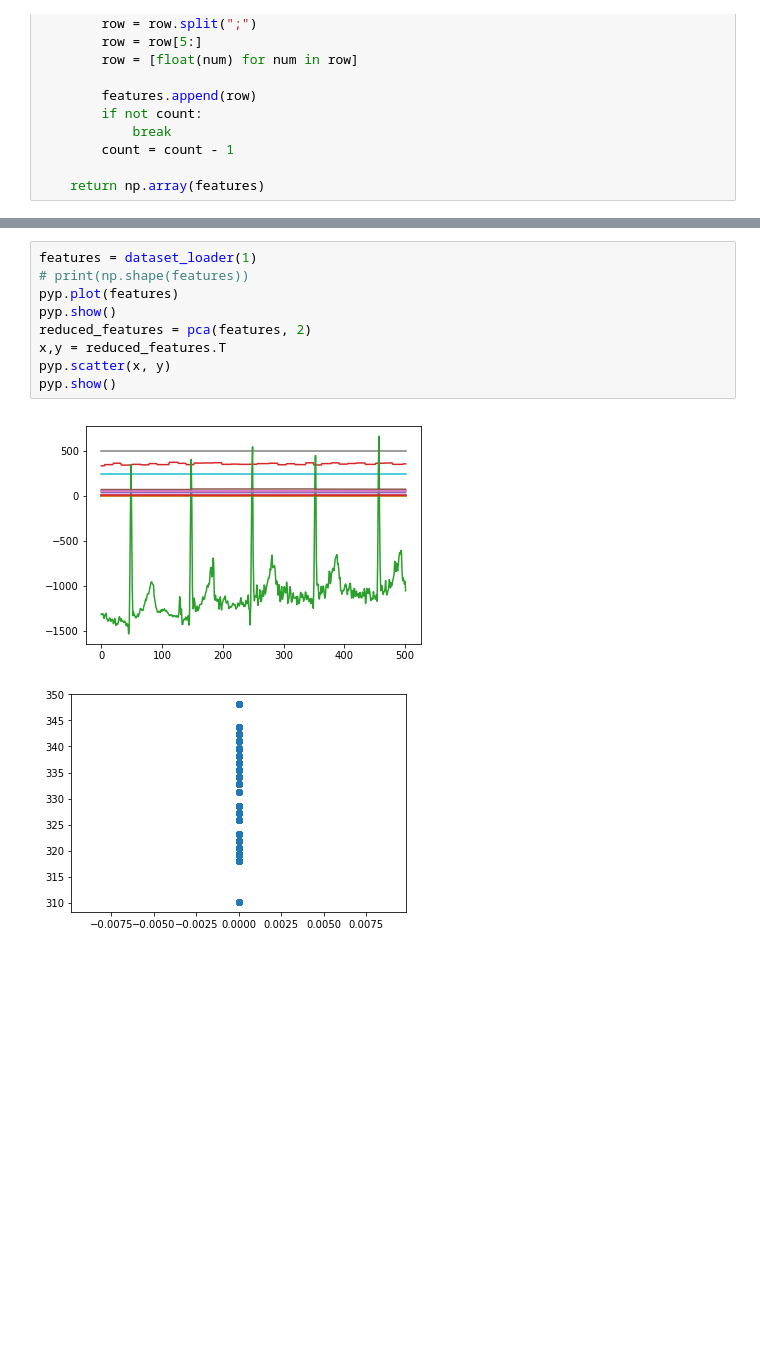
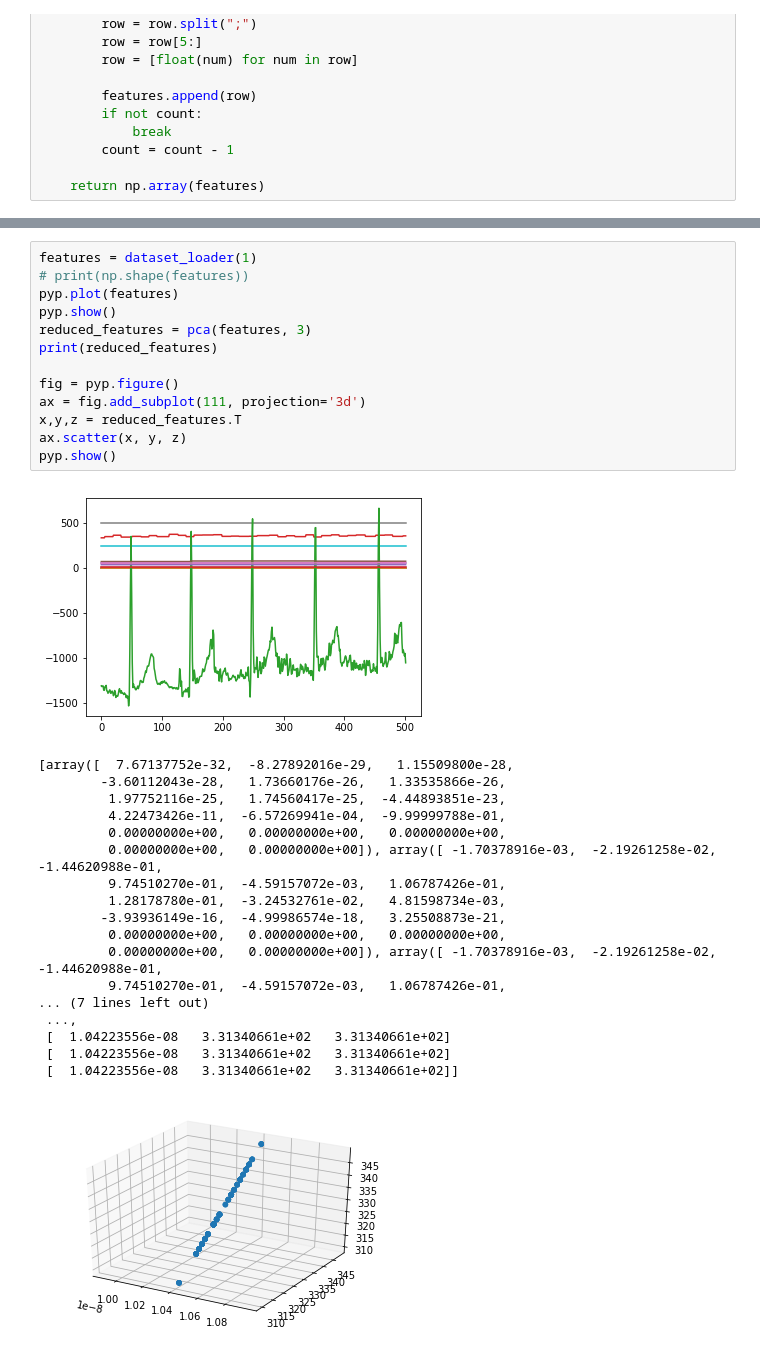
Before and after one commit to shravan97/driving_analysis, a Jupyter notebook: Dimensionality Reduction.ipynb, the cells around one changed output, grey strips where cells are left out. Saved outputs shown, nothing was run; the diff lists cells and outputs as text; blank space fills up the shorter version.

Commit message:
Added k-means scatter plot and redn to 3d

```diff
--- a/Dimensionality Reduction.ipynb
+++ b/Dimensionality Reduction.ipynb
@@ -82,15 +85,36 @@ array([[ 7.39077306,  6.11825602,  2.12262043],
 # %%
 features = dataset_loader(1)
 # print(np.shape(features))
 pyp.plot(features)
 pyp.show()
-reduced_features = pca(features, 2)
-x,y = reduced_features.T
-pyp.scatter(x, y)
+reduced_features = pca(features, 3)
+print(reduced_features)
+
+fig = pyp.figure()
+ax = fig.add_subplot(111, projection='3d')
+x,y,z = reduced_features.T
+ax.scatter(x, y, z)
 pyp.show()
 # %% [output]
 [figure]
+[array([  7.67137752e-32,  -8.27892016e-29,   1.15509800e-28,
+        -3.60112043e-28,   1.73660176e-26,   1.33535866e-26,
+         1.97752116e-25,   1.74560417e-25,  -4.44893851e-23,
+         4.22473426e-11,  -6.57269941e-04,  -9.99999788e-01,
+         0.00000000e+00,   0.00000000e+00,   0.00000000e+00,
+         0.00000000e+00,   0.00000000e+00]), array([ -1.70378916e-03,  -2.19261258e-02,  -1.44620988e-01,
+         9.74510270e-01,  -4.59157072e-03,   1.06787426e-01,
+         1.28178780e-01,  -3.24532761e-02,   4.81598734e-03,
+        -3.93936149e-16,  -4.99986574e-18,   3.25508873e-21,
+         0.00000000e+00,   0.00000000e+00,   0.00000000e+00,
+         0.00000000e+00,   0.00000000e+00]), array([ -1.70378916e-03,  -2.19261258e-02,  -1.44620988e-01,
+         9.74510270e-01,  -4.59157072e-03,   1.06787426e-01,
+... (7 lines left out)
+ ...,
+ [  1.04223556e-08   3.31340661e+02   3.31340661e+02]
+ [  1.04223556e-08   3.31340661e+02   3.31340661e+02]
+ [  1.04223556e-08   3.31340661e+02   3.31340661e+02]]
-[figure, old version]
+[figure, new version]
 # %%
 def k_means(features, clusters):
 
```
Also changed, not shown: parts of 3 cells of this notebook.
